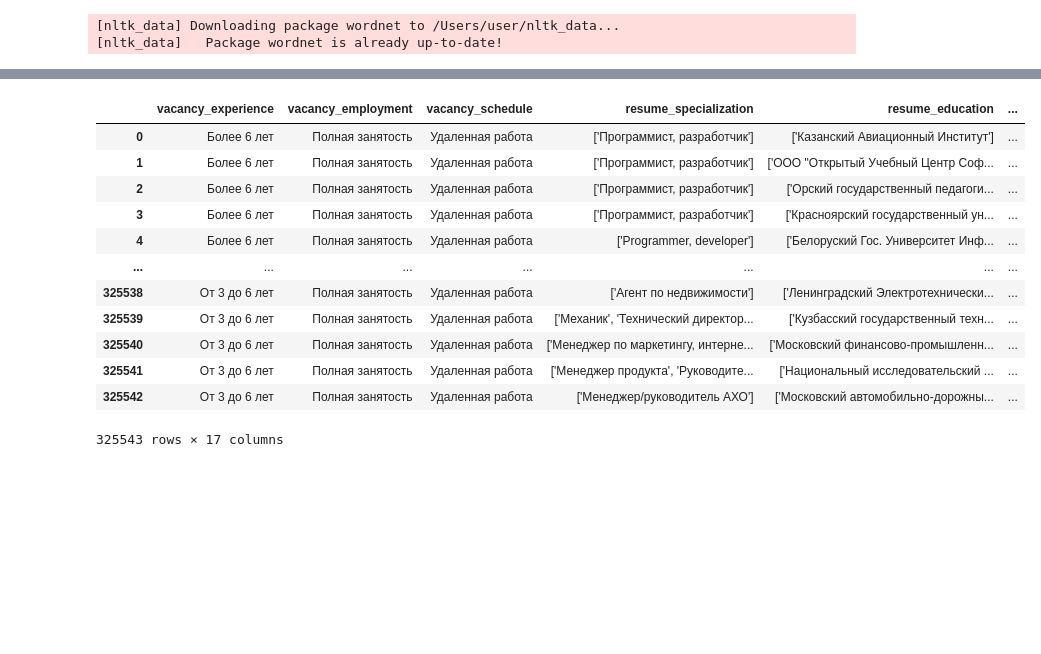
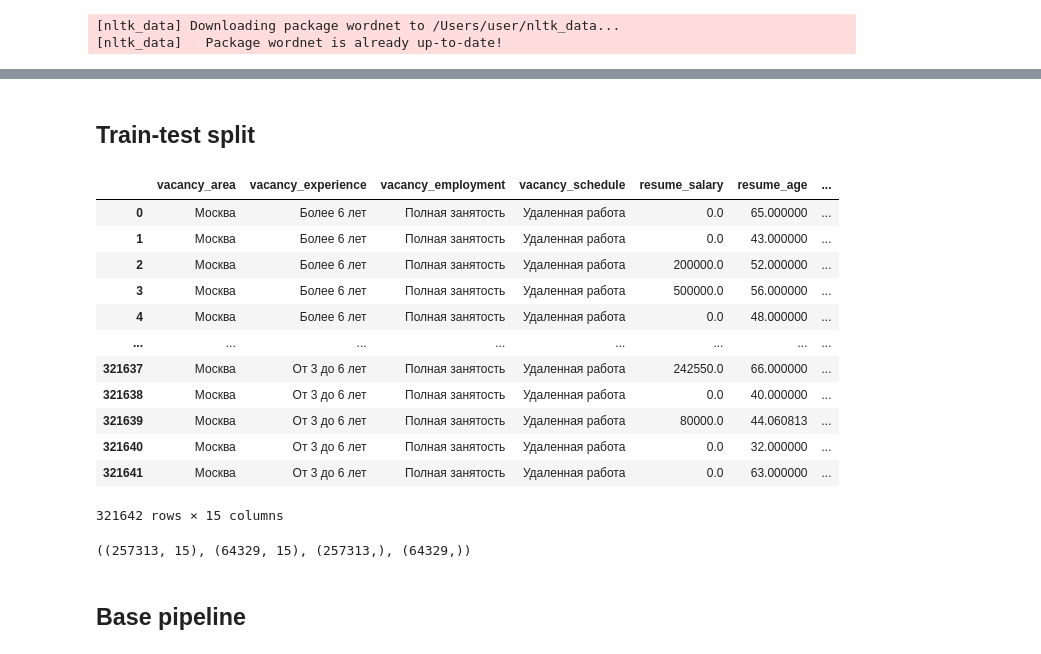
Before and after one commit to UsovAlexander/hr-ai-scout, a Jupyter notebook: models_training/linear_models.ipynb, the cells around one changed output, grey strips where cells are left out. Saved outputs shown, nothing was run; the diff lists cells and outputs as text; code cells hidden in the pictures; blank space fills up the shorter version.

```diff
--- a/models_training/linear_models.ipynb
+++ b/models_training/linear_models.ipynb
@@ -398,5 +610,8 @@ def process_similarity_scores_tfidf(df, vectorizer=None, fit=True):
 
     return df, tfidf_vectorizer
 # %%
-df_tfidf = process_similarity_scores_tfidf(df.copy())
-save_results(df_tfidf, 'description_df_with_scores_tfidf.csv')
+try:
+    df_tfidf = pd.read_csv('description_df_with_scores_tfidf.csv')
+except:
+    df_tfidf = process_similarity_scores_tfidf(df.copy())
+    save_results(df_tfidf, 'description_df_with_scores_tfidf.csv')
@@ -449,35 +630,38 @@ df.columns.tolist()
+# %% [markdown]
+## Train-test split
 # %%
-columns_for_train = [
+features = [
+    'vacancy_area',
     'vacancy_experience',
     'vacancy_employment',
     'vacancy_schedule',
-    'resume_specialization',
-    'resume_education',
-    'resume_courses',
+    # 'resume_specialization',
+    # 'resume_education',
+    # 'resume_courses',
     'resume_salary',
     'resume_age',
     'resume_experience_months',
+    'resume_location',
     'resume_gender',
     'resume_applicant_status',
     'resume_last_company_experience_months',
     'location_matching',
     'resume_skill_count_in_vacancy',
     'last_position_in_vacancy',
-    'similarity_score_tfidf',
-    'target'
+    'similarity_score_tfidf'
 ]
-df[columns_for_train]
+df[features]
 # %% [output]
-|  | vacancy_experience | vacancy_employment | vacancy_schedule | resume_specialization | resume_education | ... |
-| 0 | Более 6 лет | Полная занятость | Удаленная работа | ['Программист, разработчик'] | ['Казанский Авиационный Институт'] | ... |
-| 1 | Более 6 лет | Полная занятость | Удаленная работа | ['Программист, разработчик'] | ['ООО "Открытый Учебный Центр Соф... | ... |
-| 2 | Более 6 лет | Полная занятость | Удаленная работа | ['Программист, разработчик'] | ['Орский государственный педагоги... | ... |
-| 3 | Более 6 лет | Полная занятость | Удаленная работа | ['Программист, разработчик'] | ['Красноярский государственный ун... | ... |
-| 4 | Более 6 лет | Полная занятость | Удаленная работа | ['Programmer, developer'] | ['Белоруский Гос. Университет Инф... | ... |
-| ... | ... | ... | ... | ... | ... | ... |
-| 325538 | От 3 до 6 лет | Полная занятость | Удаленная работа | ['Агент по недвижимости'] | ['Ленинградский Электротехнически... | ... |
-| 325539 | От 3 до 6 лет | Полная занятость | Удаленная работа | ['Механик', 'Технический директор... | ['Кузбасский государственный техн... | ... |
-| 325540 | От 3 до 6 лет | Полная занятость | Удаленная работа | ['Менеджер по маркетингу, интерне... | ['Московский финансово-промышленн... | ... |
-| 325541 | От 3 до 6 лет | Полная занятость | Удаленная работа | ['Менеджер продукта', 'Руководите... | ['Национальный исследовательский ... | ... |
-| 325542 | От 3 до 6 лет | Полная занятость | Удаленная работа | ['Менеджер/руководитель АХО'] | ['Московский автомобильно-дорожны... | ... |
+|  | vacancy_area | vacancy_experience | vacancy_employment | vacancy_schedule | resume_salary | resume_age | ... |
+| 0 | Москва | Более 6 лет | Полная занятость | Удаленная работа | 0.0 | 65.000000 | ... |
+| 1 | Москва | Более 6 лет | Полная занятость | Удаленная работа | 0.0 | 43.000000 | ... |
+| 2 | Москва | Более 6 лет | Полная занятость | Удаленная работа | 200000.0 | 52.000000 | ... |
+| 3 | Москва | Более 6 лет | Полная занятость | Удаленная работа | 500000.0 | 56.000000 | ... |
+| 4 | Москва | Более 6 лет | Полная занятость | Удаленная работа | 0.0 | 48.000000 | ... |
+| ... | ... | ... | ... | ... | ... | ... | ... |
+| 321637 | Москва | От 3 до 6 лет | Полная занятость | Удаленная работа | 242550.0 | 66.000000 | ... |
+| 321638 | Москва | От 3 до 6 лет | Полная занятость | Удаленная работа | 0.0 | 40.000000 | ... |
+| 321639 | Москва | От 3 до 6 лет | Полная занятость | Удаленная работа | 80000.0 | 44.060813 | ... |
+| 321640 | Москва | От 3 до 6 лет | Полная занятость | Удаленная работа | 0.0 | 32.000000 | ... |
+| 321641 | Москва | От 3 до 6 лет | Полная занятость | Удаленная работа | 0.0 | 63.000000 | ... |
-325543 rows × 17 columns
+321642 rows × 15 columns
@@ -483,0 +675,6 @@ df[columns_for_train]
+# %%
+X_train.shape, X_test.shape, y_train.shape, y_test.shape
+# %% [output]
+((257313, 15), (64329, 15), (257313,), (64329,))
+# %% [markdown]
+## Base pipeline
```
Also changed, not shown: parts of 52 cells of this notebook.
